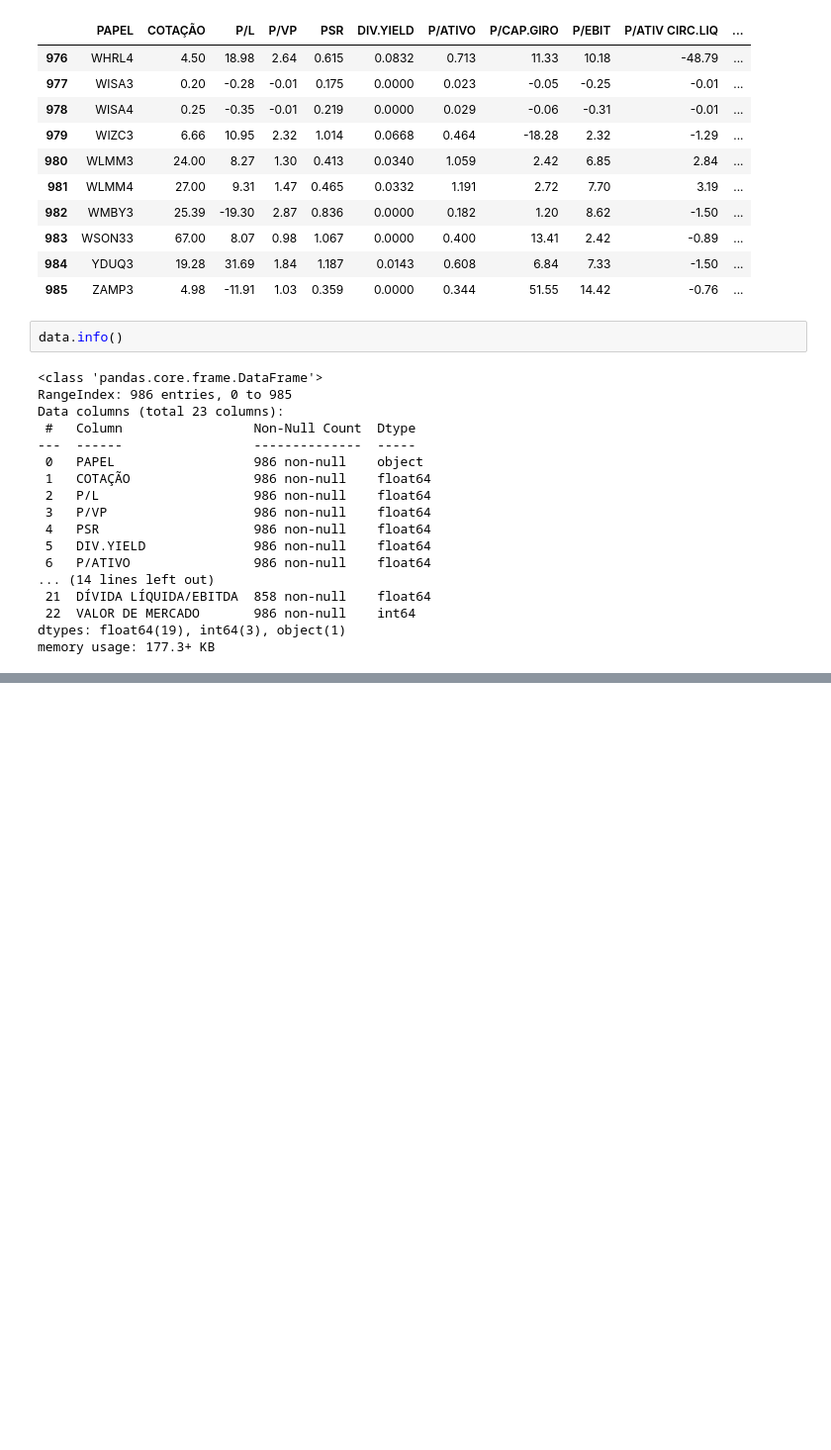
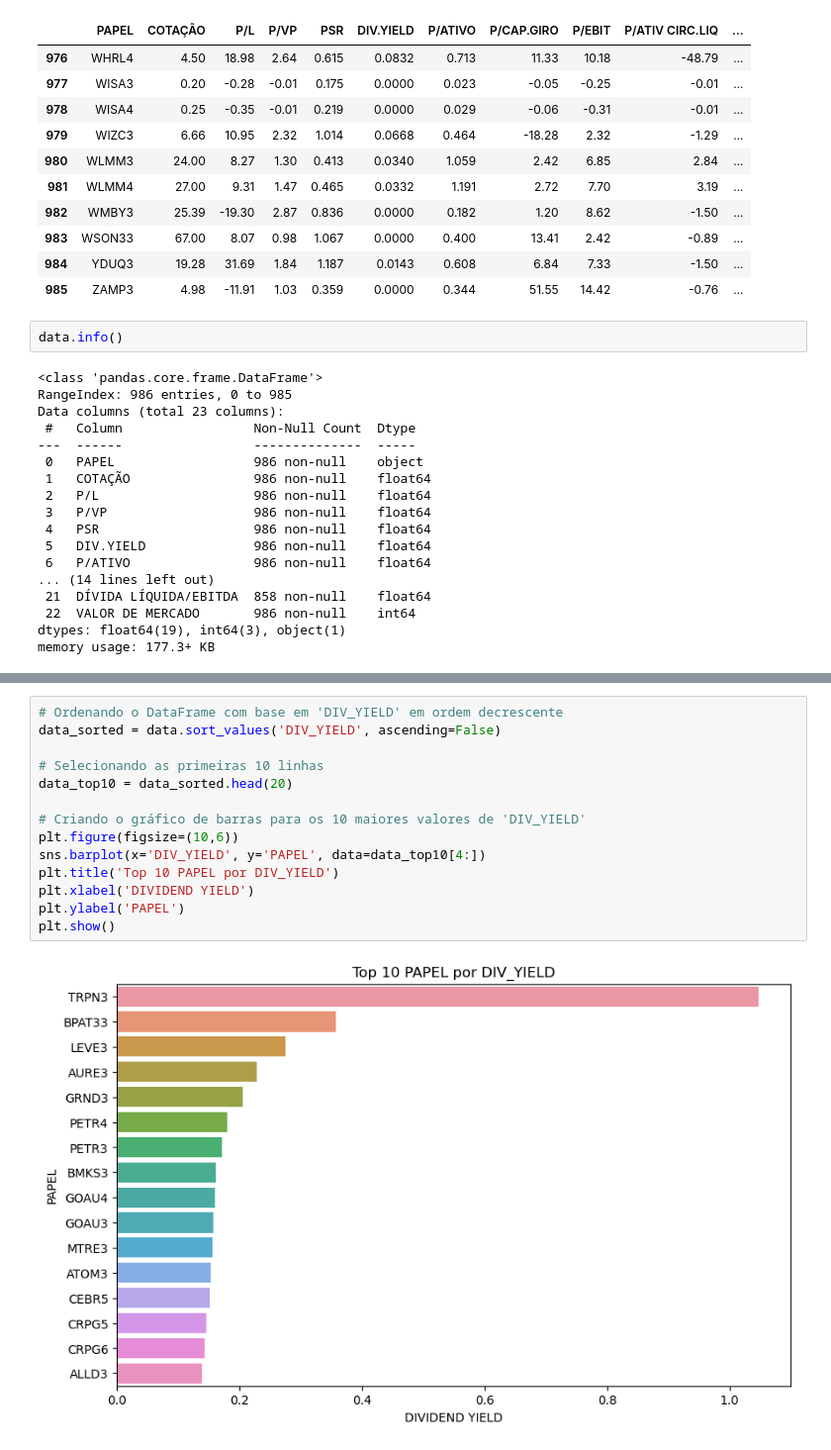
Before and after one commit to MaercioMamedes/Analise_Bolsa_com_Python, a Jupyter notebook: analise_b3.ipynb, the cells around one changed output, grey strips where cells are left out. Shown at 99% size. Drawn from its saved outputs; the diff is of its cells as text; blank space fills up the shorter version.

```diff
--- a/analise_b3.ipynb
+++ b/analise_b3.ipynb
@@ -202,0 +388,16 @@ memory usage: 177.3+ KB
+# %%
+# Ordenando o DataFrame com base em 'DIV_YIELD' em ordem decrescente
+data_sorted = data.sort_values('DIV_YIELD', ascending=False)
+
+# Selecionando as primeiras 10 linhas
+data_top10 = data_sorted.head(20)
+
+# Criando o gráfico de barras para os 10 maiores valores de 'DIV_YIELD'
+plt.figure(figsize=(10,6))
+sns.barplot(x='DIV_YIELD', y='PAPEL', data=data_top10[4:])
+plt.title('Top 10 PAPEL por DIV_YIELD')
+plt.xlabel('DIVIDEND YIELD')
+plt.ylabel('PAPEL')
+plt.show()
+# %% [output]
+[figure, added]
```
Also changed, not shown: parts of 14 cells of this notebook, 1 other file.
